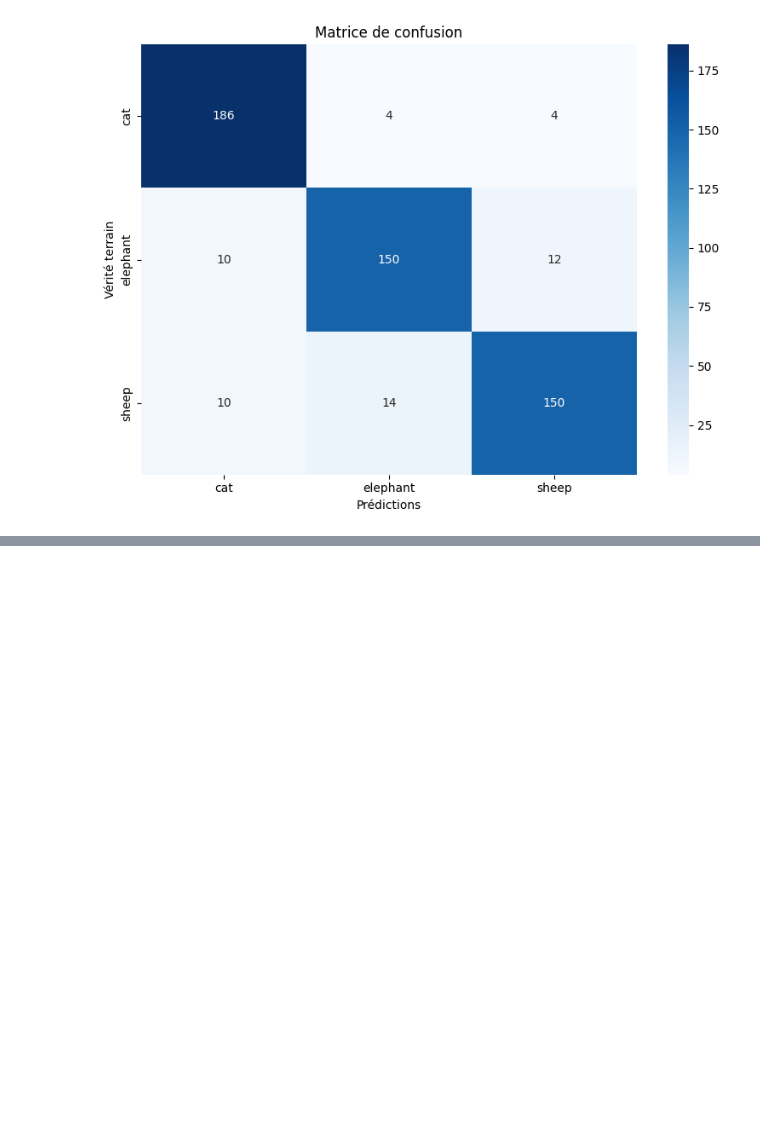
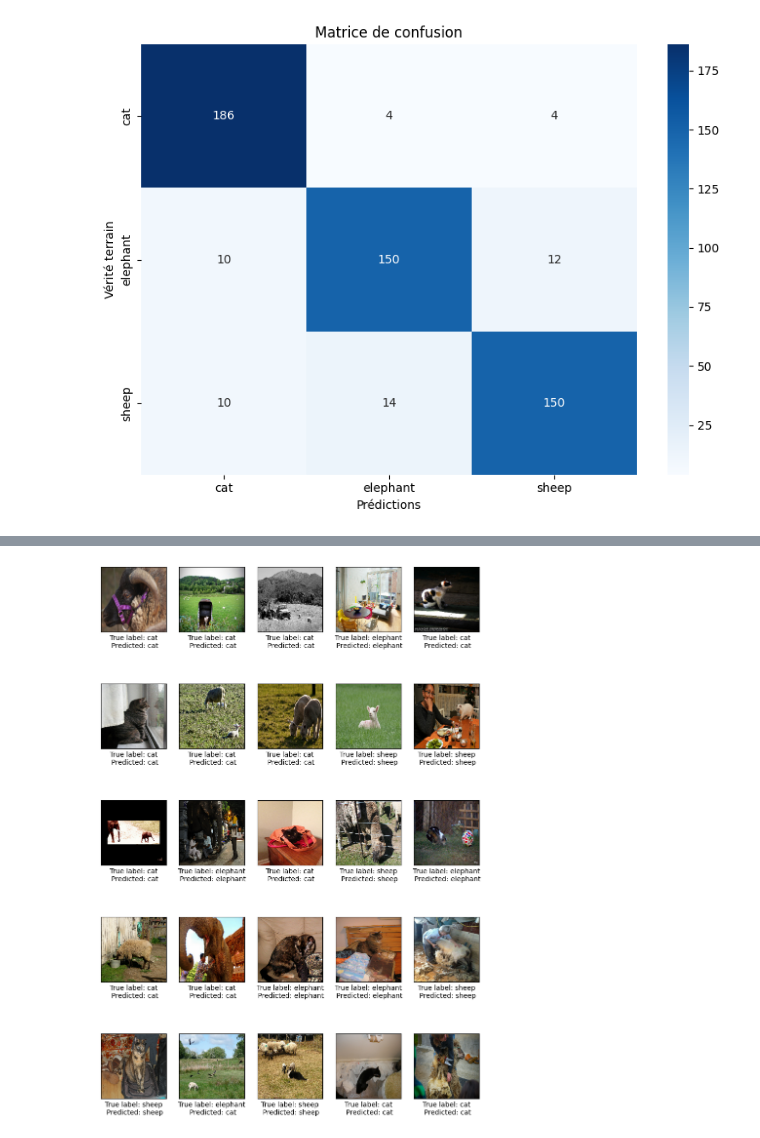
Before and after one commit to 3nd3rh3o/deeplearning-TER, a Jupyter notebook: TER/phaseI/HG-TransferLearning.ipynb, the cells around one changed output, grey strips where cells are left out. Saved outputs shown, nothing was run; the diff lists cells and outputs as text; code cells hidden in the pictures; blank space fills up the shorter version.

```diff
--- a/TER/phaseI/HG-TransferLearning.ipynb
+++ b/TER/phaseI/HG-TransferLearning.ipynb
@@ -96,7 +96,7 @@ def load_dataset(seed, height, width, batch_size, data_dir):
         image_size=(height, width),
         batch_size=batch_size,
         label_mode="int",
-        shuffle=True,
+        shuffle=False,
     )
 
     X_train_list, y_train_list = [], []
@@ -365,3 +365,20 @@ plt.show()
 # %% [output]
 17/17 ━━━━━━━━━━━━━━━━━━━━ 76s 4s/step
 [figure]
+# %%
+numimage = 110
+
+X_test_processed = preprocess_input(X_test.copy())
+y_pred = model.predict(X_test_processed[numimage:numimage+25])
+y_pred_labels = np.argmax(y_pred, axis=1)
+y_true_labels = np.argmax(y_test, axis=1)
+plt.figure(figsize=(10,15))
+columns = 25
+for i in range(columns):
+    plt.subplot(5,5,i+1)
+    plt.xticks([])
+    plt.yticks([])
+    plt.grid(False)
+    plt.imshow(X_test[i].astype("uint8"), cmap=plt.cm.binary)
+    plt.xlabel("True label: " + class_names[y_true_labels[i+numimage]] + "\n Predicted: " + class_names[y_pred_labels[i]])
+# %% [output]
@@ -367,0 +386 @@ plt.show()
+[figure, added]
```
Also changed, not shown: parts of 2 cells of this notebook, 1 other file.
